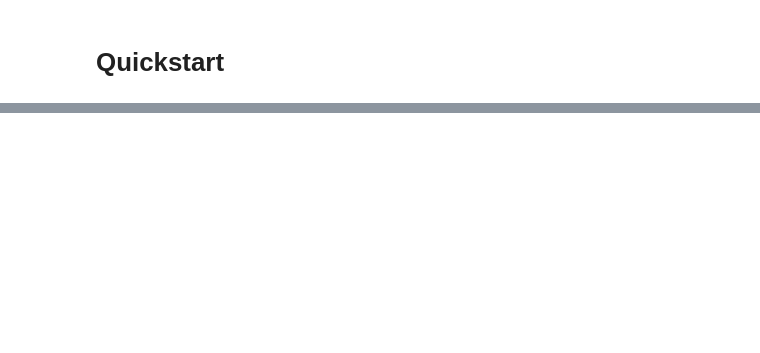
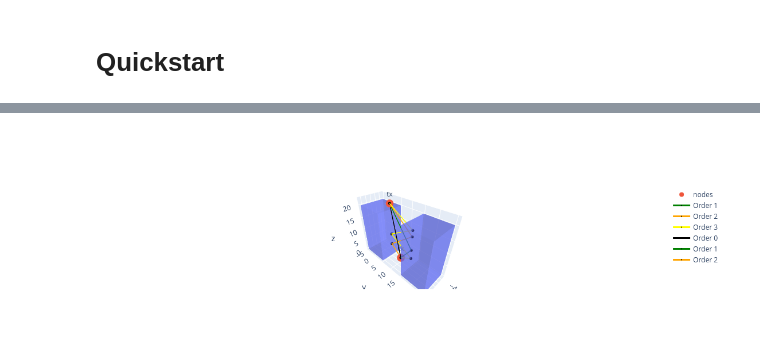
Before and after one commit to jeertmans/DiffeRT, a Jupyter notebook: docs/source/notebooks/quickstart.ipynb, the cells around one changed output, grey strips where cells are left out. Cells and saved outputs as stored; diff of their text form; code cells hidden in the pictures; blank space fills up the shorter version.

```diff
--- a/docs/source/notebooks/quickstart.ipynb
+++ b/docs/source/notebooks/quickstart.ipynb
@@ -44,33 +53,35 @@ dplt.draw_mesh(vertices, triangles, figure=fig, color="red")
 # %%
-color = ["black", "green", "orange", "yellow"]
+color = ["black", "green", "orange", "yellow", "blue"]
 
 for path_candidate in [select[:0], select[:1], select[:2]]:
     from_vertices = tx
     to_vertices = rx
     mirror_vertices = mesh.vertices[mesh.triangles[path_candidate, 0], :]
     mirror_normals = mesh.normals[path_candidate, :]
     paths = image_method(from_vertices, to_vertices, mirror_vertices, mirror_normals)
 
     full_paths = jnp.concatenate(
         (
             from_vertices[None, :],
             paths,
             to_vertices[None, :],
         )
     )
 
     dplt.draw_paths(
         full_paths,
         figure=fig,
         marker=dict(
             size=0,
             color="black",
         ),
         line=dict(color=color[len(path_candidate)], width=3),
         name=f"Order {len(path_candidate)}",
     )
 
 fig
+# %% [output]
+[figure, added]
 # %%
 fig.data = fig.data[:2]  # Keep only first 2 traces: geometry and TX/RX
 
```
Also changed, not shown: parts of 5 cells of this notebook, 7 other files.
